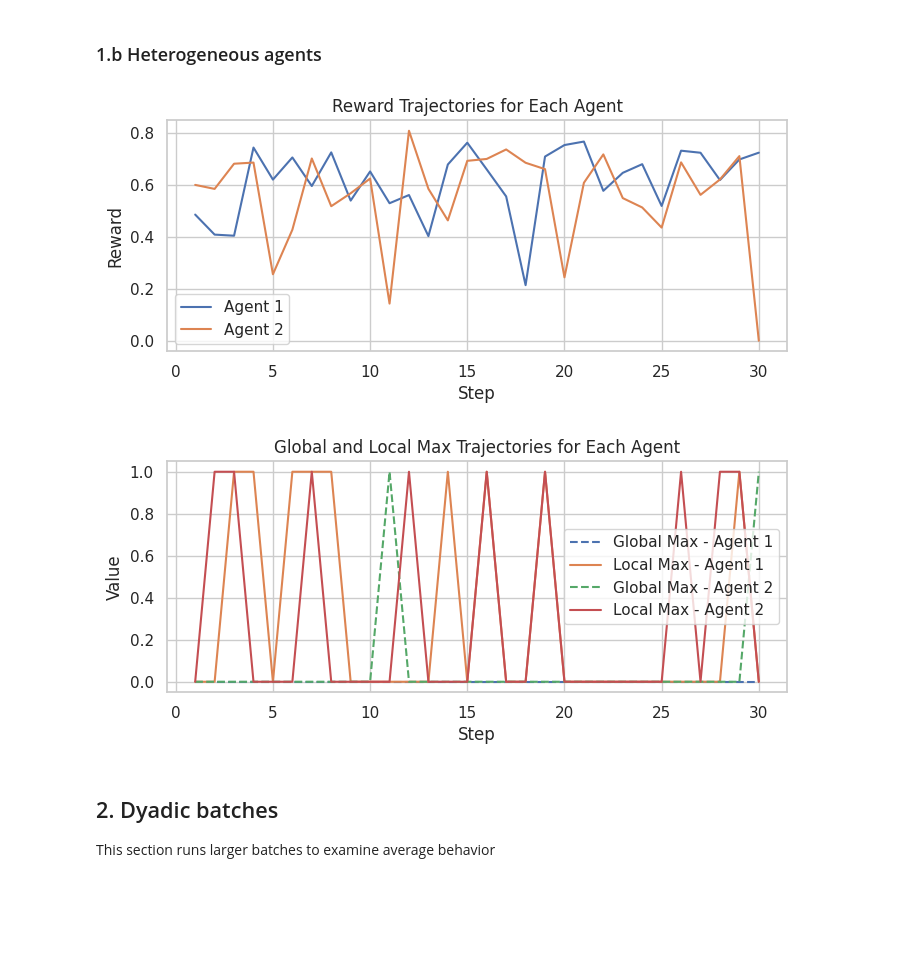
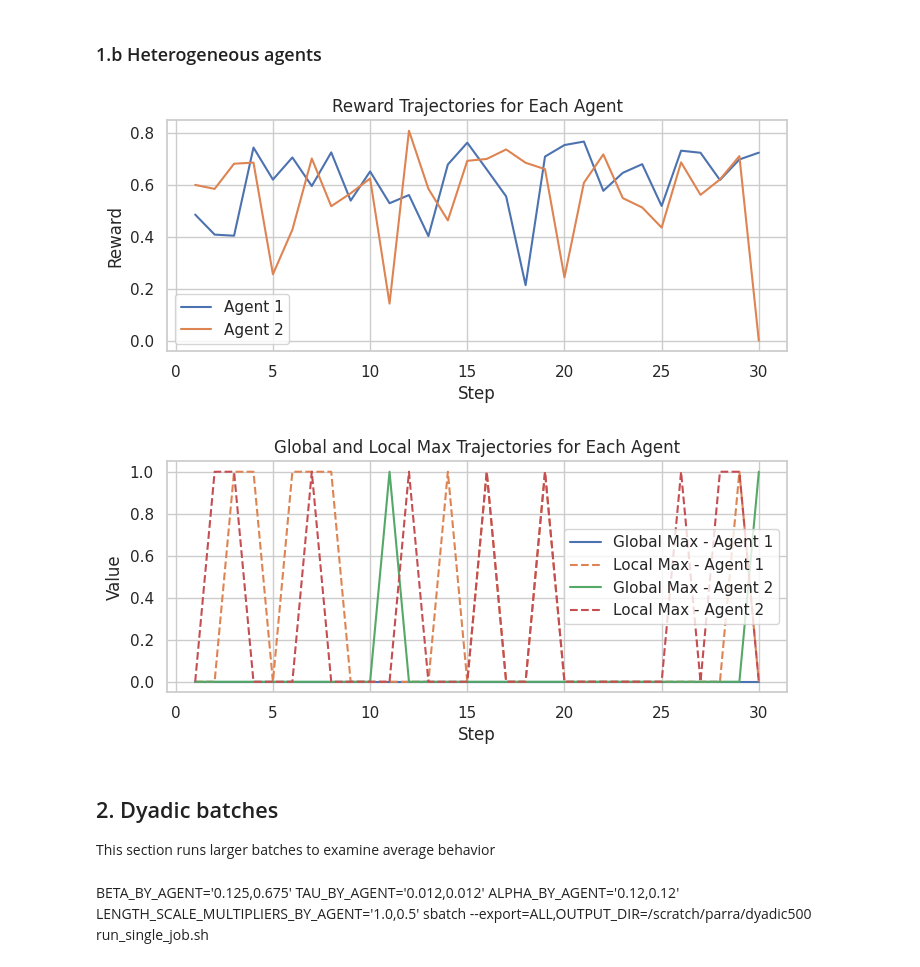
Before and after one commit to vagechirkov/Spatial-MAB-taboo, a Jupyter notebook: dyadic_simulations.ipynb, the cells around one changed output. Drawn from its saved outputs; the diff is of its cells as text; code cells hidden in the pictures; blank space fills up the shorter version.

Commit message:
add notebook for dyadic simulations

```diff
--- a/dyadic_simulations.ipynb
+++ b/dyadic_simulations.ipynb
@@ -218,33 +209,35 @@ batch_results = mesa.batch_run(
 # %%
 df_batch = pd.DataFrame(batch_results)
 
 # Plot reward trajectories for each agent
 plt.figure(figsize=(8, 3))
 for agent_id in df_batch['AgentID'].unique():
     agent_data = df_batch[df_batch['AgentID'] == agent_id]
     plt.plot(agent_data['Step'], agent_data['reward'], label=f'Agent {agent_id}')
 plt.xlabel('Step')
 plt.ylabel('Reward')
 plt.title('Reward Trajectories for Each Agent')
 plt.legend()
 plt.show()
 
 # Plot global and local max trajectories for each agent
 plt.figure(figsize=(8, 3))
 for agent_id in df_batch['AgentID'].unique():
     agent_data = df_batch[df_batch['AgentID'] == agent_id]
-    plt.plot(agent_data['Step'], agent_data['global_max'], label=f'Global Max - Agent {agent_id}', linestyle='--')
-    plt.plot(agent_data['Step'], agent_data['local_max'], label=f'Local Max - Agent {agent_id}', linestyle='-')
+    plt.plot(agent_data['Step'], agent_data['global_max'], label=f'Global Max - Agent {agent_id}', linestyle='-')
+    plt.plot(agent_data['Step'], agent_data['local_max'], label=f'Local Max - Agent {agent_id}', linestyle='--')
 plt.xlabel('Step')
 plt.ylabel('Value')
 plt.title('Global and Local Max Trajectories for Each Agent')
 plt.legend()
 plt.show()
 # %% [output]
 [figure]
-[figure, old version]
+[figure, new version]
 # %% [markdown]
 ## 2. Dyadic batches
 This section runs larger batches to examine average behavior
+# %% [markdown]
+BETA_BY_AGENT='0.125,0.675' TAU_BY_AGENT='0.012,0.012' ALPHA_BY_AGENT='0.12,0.12' LENGTH_SCALE_MULTIPLIERS_BY_AGENT='1.0,0.5' sbatch --export=ALL,OUTPUT_DIR=/scratch/parra/dyadic500 run_single_job.sh
 # %%
 # load /scratch/[batch]/parameter_sweep.csv
```
Also changed, not shown: parts of 6 cells of this notebook.
